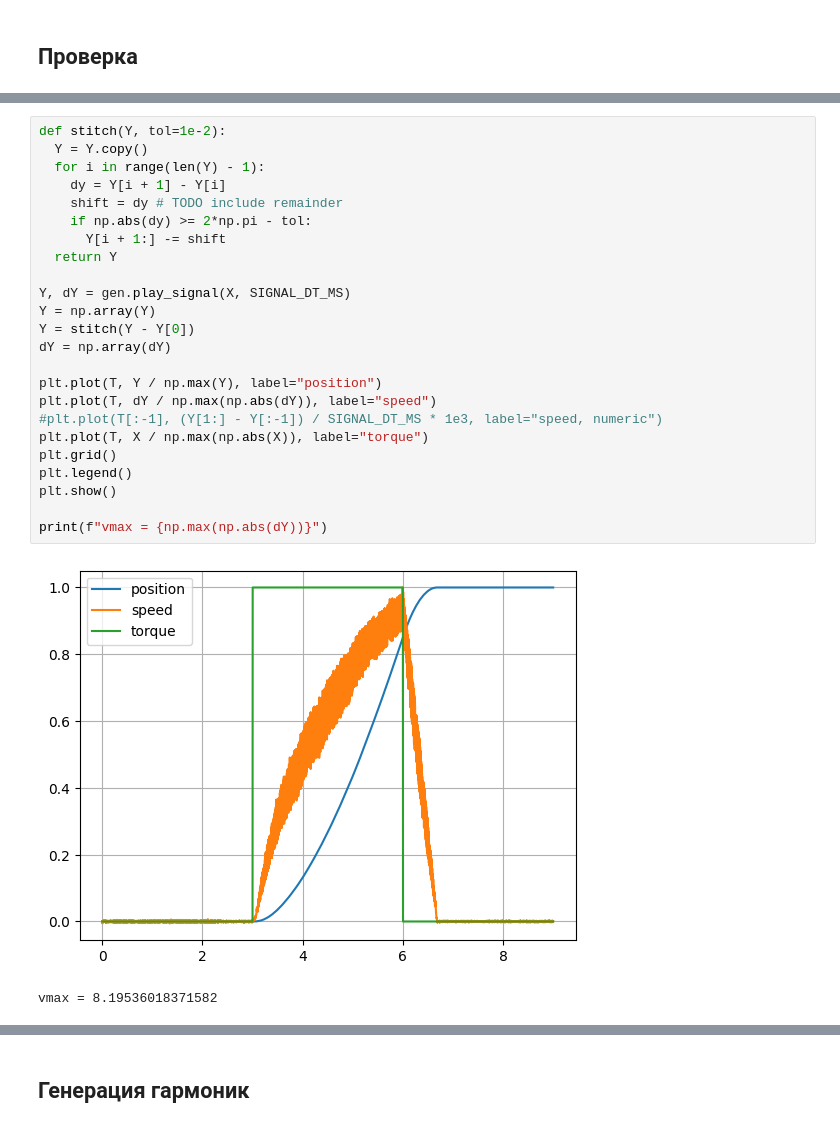
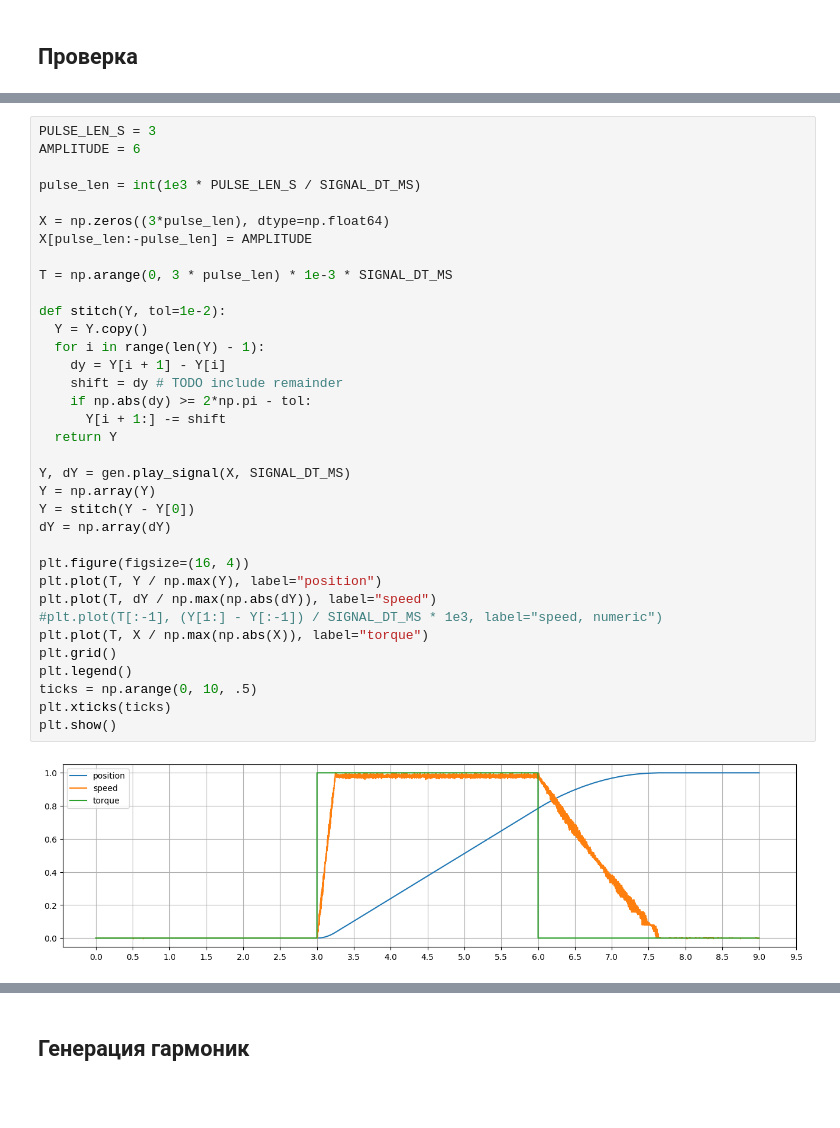
Before and after one commit to tndrd/encos-sys-id, a Jupyter notebook: scripts/test.ipynb, the cells around one changed output, grey strips where cells are left out. Cells and saved outputs as stored; diff of their text form; blank space fills up the shorter version.

```diff
--- a/scripts/test.ipynb
+++ b/scripts/test.ipynb
@@ -29,27 +16,37 @@ plt.show()
 # %%
+PULSE_LEN_S = 3
+AMPLITUDE = 6
+
+pulse_len = int(1e3 * PULSE_LEN_S / SIGNAL_DT_MS)
+
+X = np.zeros((3*pulse_len), dtype=np.float64)
+X[pulse_len:-pulse_len] = AMPLITUDE
+
+T = np.arange(0, 3 * pulse_len) * 1e-3 * SIGNAL_DT_MS
+
 def stitch(Y, tol=1e-2):
   Y = Y.copy()
   for i in range(len(Y) - 1):
     dy = Y[i + 1] - Y[i]
     shift = dy # TODO include remainder
     if np.abs(dy) >= 2*np.pi - tol:
       Y[i + 1:] -= shift
   return Y
 
 Y, dY = gen.play_signal(X, SIGNAL_DT_MS)
 Y = np.array(Y)
 Y = stitch(Y - Y[0])
 dY = np.array(dY)
 
+plt.figure(figsize=(16, 4))
 plt.plot(T, Y / np.max(Y), label="position")
 plt.plot(T, dY / np.max(np.abs(dY)), label="speed")
 #plt.plot(T[:-1], (Y[1:] - Y[:-1]) / SIGNAL_DT_MS * 1e3, label="speed, numeric")
 plt.plot(T, X / np.max(np.abs(X)), label="torque")
 plt.grid()
 plt.legend()
+ticks = np.arange(0, 10, .5)
+plt.xticks(ticks)
 plt.show()
-
-print(f"vmax = {np.max(np.abs(dY))}")
 # %% [output]
-[figure, old version]
+[figure, new version]
-vmax = 8.19536018371582
```
Also changed, not shown: parts of 9 cells of this notebook, 1 other file.
